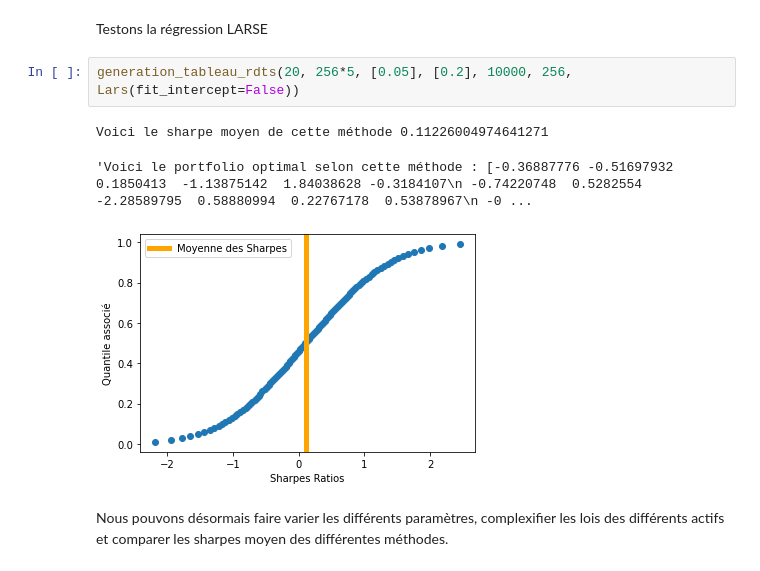
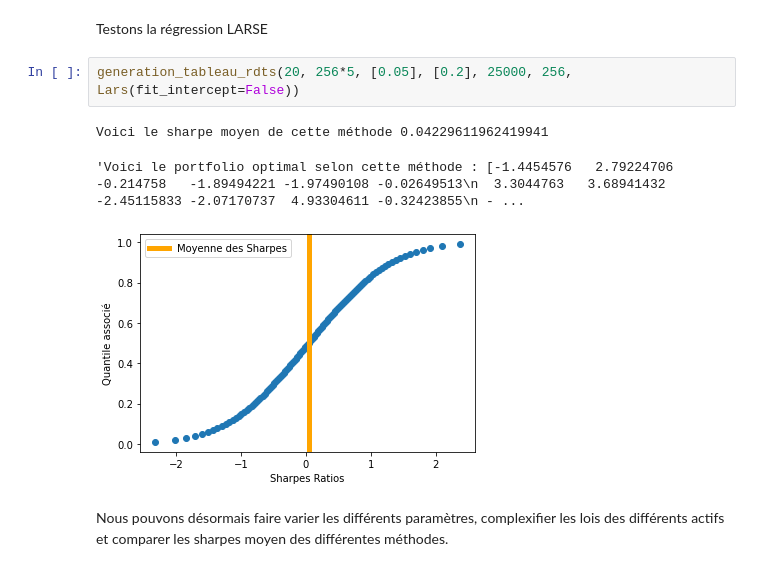
Before and after one commit to PyTomSss/StatApp_M1_ENSAE, a Jupyter notebook: Brouillon_Tom/Notebook_brouillon_Tom.ipynb, the cells around one changed output. Cells and saved outputs as stored; diff of their text form.

Commit message:
Résultat Comparaison méthodes

```diff
--- a/Brouillon_Tom/Notebook_brouillon_Tom.ipynb
+++ b/Brouillon_Tom/Notebook_brouillon_Tom.ipynb
@@ -521,11 +520,11 @@ def generation_tableau_rdts(nb_actifs, nb_dates, list_esp_rdts, list_vols, nb_si
 # %% [markdown]
 Testons la régression LARSE
 # %%
-generation_tableau_rdts(20, 256*5, [0.05], [0.2], 10000, 256, Lars(fit_intercept=False))
+generation_tableau_rdts(20, 256*5, [0.05], [0.2], 25000, 256, Lars(fit_intercept=False))
 # %% [output]
-Voici le sharpe moyen de cette méthode 0.11226004974641271
+Voici le sharpe moyen de cette méthode 0.04229611962419941
-'Voici le portfolio optimal selon cette méthode : [-0.36887776 -0.51697932  0.1850413  -1.13875142  1.84038628 -0.3184107\n -0.74220748  0.5282554  -2.28589795  0.58880994  0.22767178  0.53878967\n -0 ...
+'Voici le portfolio optimal selon cette méthode : [-1.4454576   2.79224706 -0.214758   -1.89494221 -1.97490108 -0.02649513\n  3.3044763   3.68941432 -2.45115833 -2.07170737  4.93304611 -0.32423855\n - ...
-[figure, old version]
+[figure, new version]
 # %% [markdown]
 Nous pouvons désormais faire varier les différents paramètres, complexifier les lois des différents actifs et comparer les sharpes moyen des différentes méthodes.
 # %%
```
Also changed, not shown: parts of 13 cells of this notebook.
